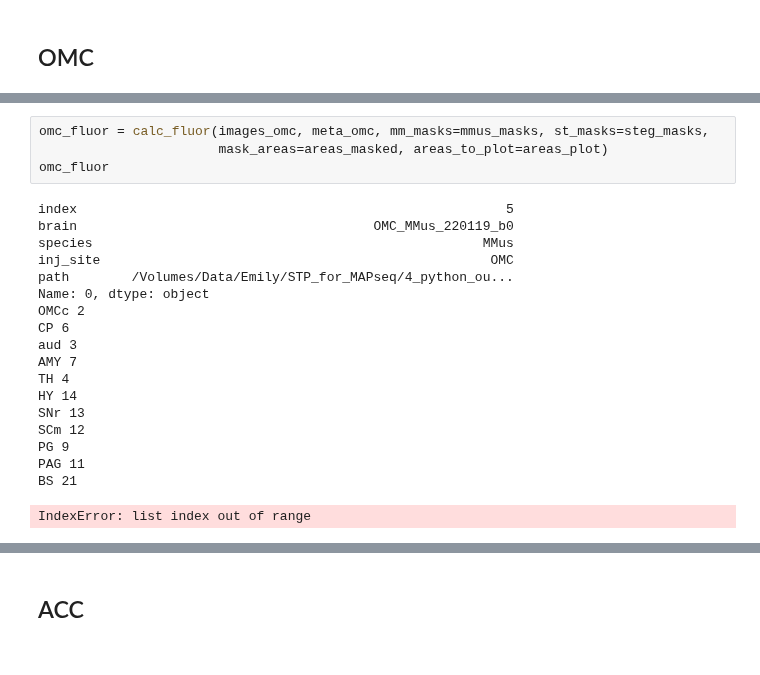
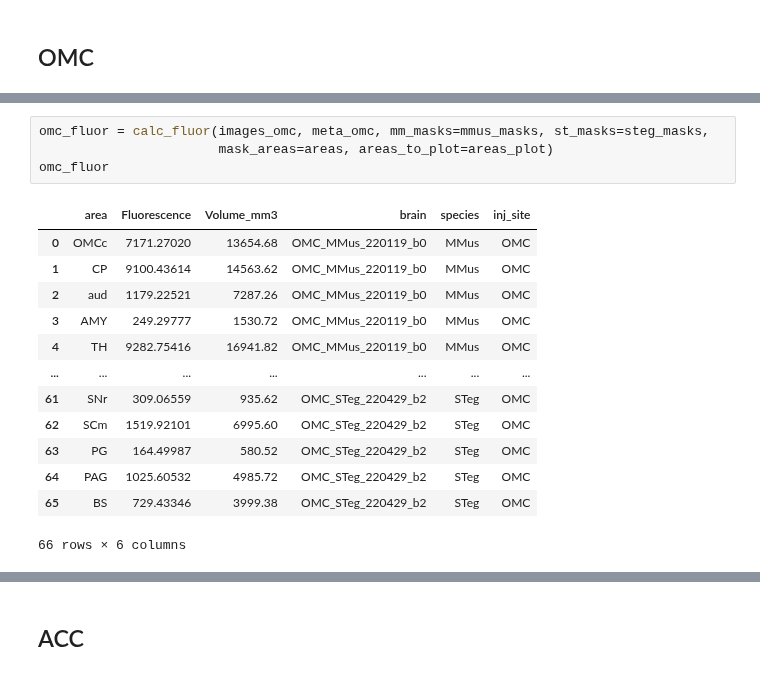
Before and after one commit to eisko/STP_analysis, a Jupyter notebook: STP_quant_fluor.ipynb, the cells around one changed output, grey strips where cells are left out. Cells and saved outputs as stored; diff of their text form.

```diff
--- a/STP_quant_fluor.ipynb
+++ b/STP_quant_fluor.ipynb
@@ -172,23 +84,18 @@ metadata
 # %%
 omc_fluor = calc_fluor(images_omc, meta_omc, mm_masks=mmus_masks, st_masks=steg_masks,
-                       mask_areas=areas_masked, areas_to_plot=areas_plot)
+                       mask_areas=areas, areas_to_plot=areas_plot)
 omc_fluor
 # %% [output]
+|  | area | Fluorescence | Volume_mm3 | brain | species | inj_site |
+| 0 | OMCc | 7171.27020 | 13654.68 | OMC_MMus_220119_b0 | MMus | OMC |
+| 1 | CP | 9100.43614 | 14563.62 | OMC_MMus_220119_b0 | MMus | OMC |
+| 2 | aud | 1179.22521 | 7287.26 | OMC_MMus_220119_b0 | MMus | OMC |
+| 3 | AMY | 249.29777 | 1530.72 | OMC_MMus_220119_b0 | MMus | OMC |
+| 4 | TH | 9282.75416 | 16941.82 | OMC_MMus_220119_b0 | MMus | OMC |
+| ... | ... | ... | ... | ... | ... | ... |
+| 61 | SNr | 309.06559 | 935.62 | OMC_STeg_220429_b2 | STeg | OMC |
+| 62 | SCm | 1519.92101 | 6995.60 | OMC_STeg_220429_b2 | STeg | OMC |
+| 63 | PG | 164.49987 | 580.52 | OMC_STeg_220429_b2 | STeg | OMC |
+| 64 | PAG | 1025.60532 | 4985.72 | OMC_STeg_220429_b2 | STeg | OMC |
+| 65 | BS | 729.43346 | 3999.38 | OMC_STeg_220429_b2 | STeg | OMC |
-index                                                       5
-brain                                      OMC_MMus_220119_b0
-species                                                  MMus
-inj_site                                                  OMC
-path        /Volumes/Data/Emily/STP_for_MAPseq/4_python_ou...
-Name: 0, dtype: object
-OMCc 2
-CP 6
-aud 3
-AMY 7
-TH 4
-HY 14
-SNr 13
-SCm 12
-PG 9
-PAG 11
-BS 21
+66 rows × 6 columns
-IndexError: list index out of range
```
Also changed, not shown: parts of 15 cells of this notebook, 4 other files.
